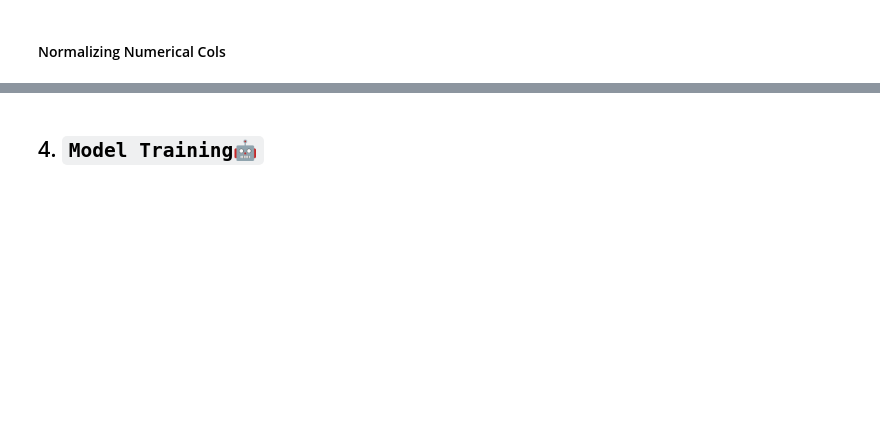
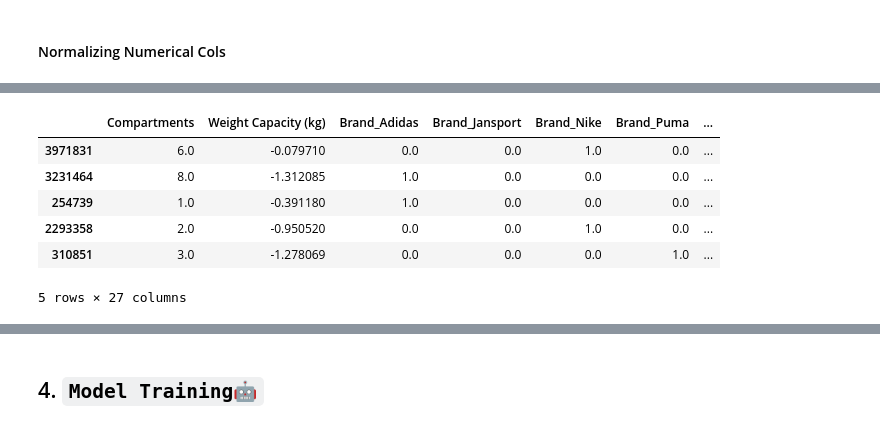
Before and after one commit to KarthikNot/backpack-prediction-challenge, a Jupyter notebook: notebooks/MODEL_TRAINING.ipynb, the cells around one changed output, grey strips where cells are left out. Saved outputs shown, nothing was run; the diff lists cells and outputs as text; code cells hidden in the pictures; blank space fills up the shorter version.

```diff
--- a/notebooks/MODEL_TRAINING.ipynb
+++ b/notebooks/MODEL_TRAINING.ipynb
@@ -51,5 +96,5 @@ test_X = test_data.iloc[:, 1:]
 # %%
-X_train, X_test, Y_train, Y_test = train_test_split(X, Y, test_size=0.1)
+X_train, X_test, Y_train, Y_test = train_test_split(X, Y, test_size=0.25)
 # %% [markdown]
 #### Normalizing Numerical Cols
 # %%
@@ -67,3 +119,15 @@ Weight Capacity (kg)    1920345
 dtype: int64
 # %%
-train_X['Weight Capacity (kg)'] = StandardScaler().fit_transform(train_X[['Weight Capacity (kg)']])
+ss = StandardScaler()
+X_train['Weight Capacity (kg)'] = ss.fit_transform(X_train[['Weight Capacity (kg)']])
+X_test['Weight Capacity (kg)'] = ss.transform(X_test[['Weight Capacity (kg)']])
+# %%
+X_train.head()
+# %% [output]
+|  | Compartments | Weight Capacity (kg) | Brand_Adidas | Brand_Jansport | Brand_Nike | Brand_Puma | ... |
+| 3971831 | 6.0 | -0.079710 | 0.0 | 0.0 | 1.0 | 0.0 | ... |
+| 3231464 | 8.0 | -1.312085 | 1.0 | 0.0 | 0.0 | 0.0 | ... |
+| 254739 | 1.0 | -0.391180 | 1.0 | 0.0 | 0.0 | 0.0 | ... |
+| 2293358 | 2.0 | -0.950520 | 0.0 | 0.0 | 1.0 | 0.0 | ... |
+| 310851 | 3.0 | -1.278069 | 0.0 | 0.0 | 0.0 | 1.0 | ... |
+5 rows × 27 columns
```
Also changed, not shown: parts of 41 cells of this notebook, 3 other files.
